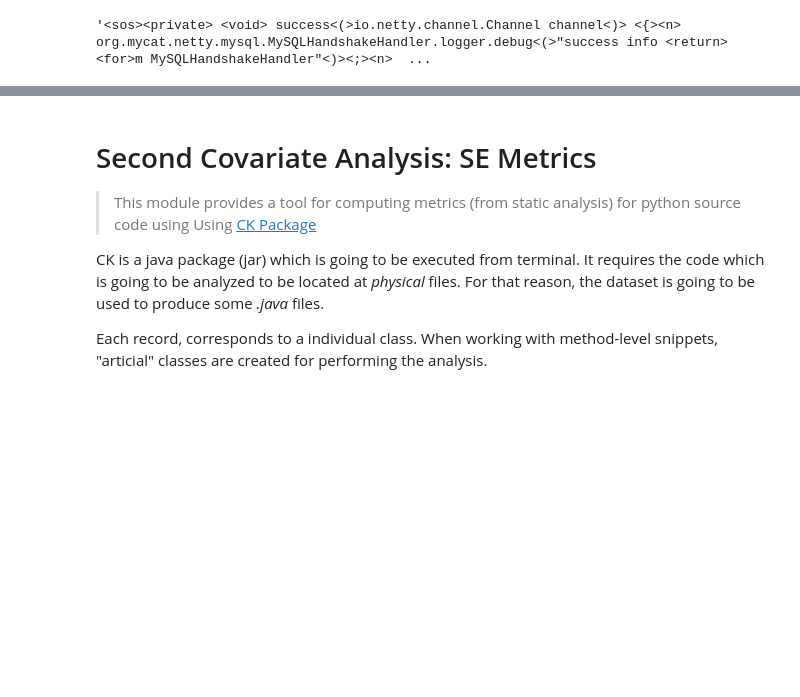
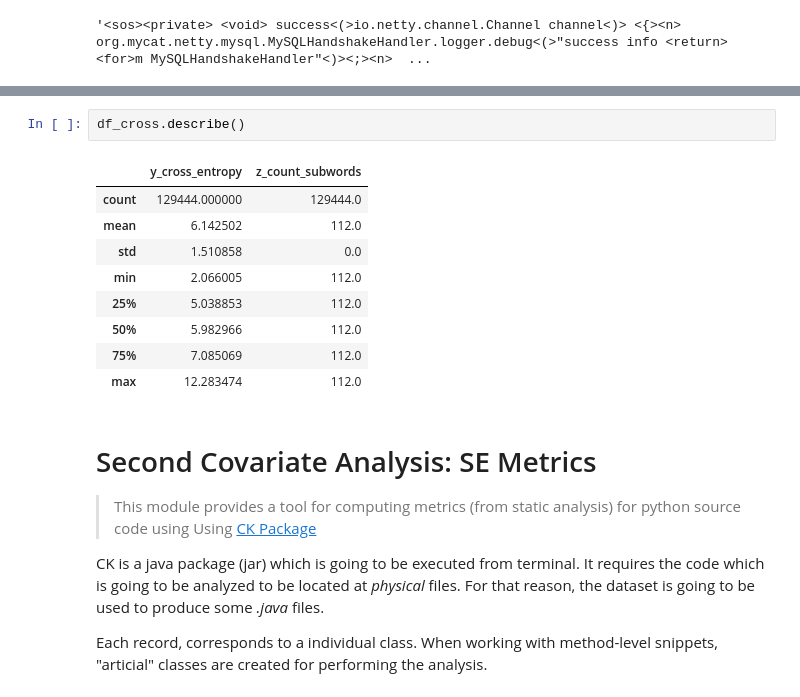
Before and after one commit to ArtificialSoftwareEngineering/InterpretingCodeGeneration, a Jupyter notebook: nbs/00_data.covariates.ipynb, the cells around one changed output, grey strips where cells are left out. Drawn from its saved outputs; the diff is of its cells as text; blank space fills up the shorter version.

```diff
--- a/nbs/00_data.covariates.ipynb
+++ b/nbs/00_data.covariates.ipynb
@@ -131,3 +244,15 @@ class_tokenize.decodingHF( input_ids.ids )
+# %%
+df_cross.describe()
+# %% [output]
+|  | y_cross_entropy | z_count_subwords |
+| count | 129444.000000 | 129444.0 |
+| mean | 6.142502 | 112.0 |
+| std | 1.510858 | 0.0 |
+| min | 2.066005 | 112.0 |
+| 25% | 5.038853 | 112.0 |
+| 50% | 5.982966 | 112.0 |
+| 75% | 7.085069 | 112.0 |
+| max | 12.283474 | 112.0 |
 # %% [markdown]
 # Second Covariate Analysis: SE Metrics
 > This module provides a tool for computing metrics (from static analysis) for python source code using Using <a href="https://github.com/mauricioaniche/ck">CK Package</a>
```
Also changed, not shown: parts of 28 cells of this notebook, 4 other files.
